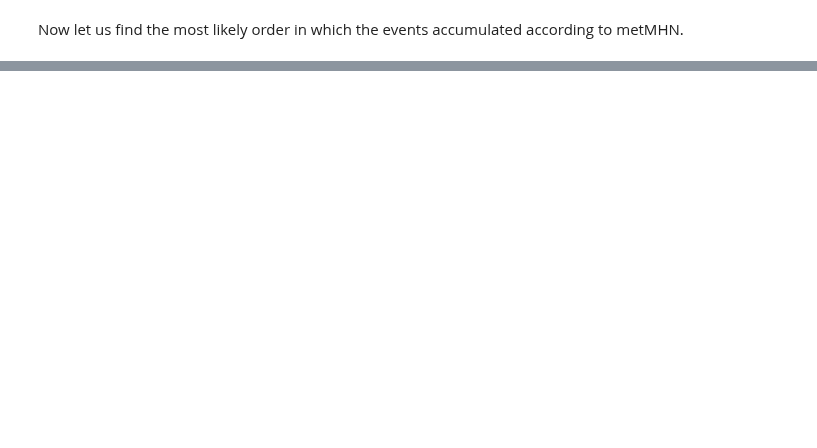
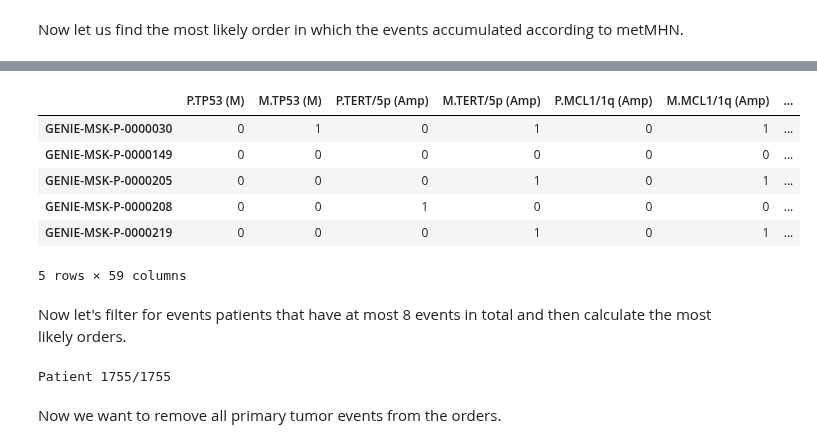
Before and after one commit to cbg-ethz/metMHN, a Jupyter notebook: examples/post_training_analyses.ipynb, the cells around one changed output, grey strips where cells are left out. Saved outputs shown, nothing was run; the diff lists cells and outputs as text; code cells hidden in the pictures; blank space fills up the shorter version.

```diff
--- a/examples/post_training_analyses.ipynb
+++ b/examples/post_training_analyses.ipynb
@@ -14,8 +18,8 @@ log_theta_handle = "../results/luad/luad_g14_cv_20muts_8cnvs.csv"
 # %% [markdown]
 Let us first load some patient data:
 # %%
-mut_data = pd.read_csv(mut_handle, index_col=0)
-mut_data.head()
+mut_df = pd.read_csv(mut_handle, index_col=0)
+mut_df.head()
 # %% [output]
 |  | P.TP53 (M) | M.TP53 (M) | P.TERT/5p (Amp) | M.TERT/5p (Amp) | P.MCL1/1q (Amp) | M.MCL1/1q (Amp) | ... |
 | GENIE-MSK-P-0000030 | 0 | 1 | 0 | 1 | 0 | 1 | ... |
@@ -28,8 +32,8 @@ mut_data.head()
 The rows are the patients and all but the last three columns show whether a genomic event was found in a primary tumor `"P.event"` or metastasis `"M.event"` of the patient.
 To get relevant metadata, let us look at the annotation dataframe:
 # %%
-annot_data = pd.read_csv(annot_handle, index_col=0)
-annot_data.head()
+annot_df = pd.read_csv(annot_handle, index_col=0)
+annot_df.head()
 # %% [output]
 |  | primID | metaID | paired | nPrim | nMeta | metaStatus | surgeryToLastContact | primTMB_GENIE | ... |
 | patientID |  |  |  |  |  |  |  |  | ... |
@@ -116,0 +124,65 @@ We can put in the a patient's genomic events and metMHN will compute the order i
+# %%
+annot_mut_df = mut_df.join(annot_df, lsuffix="_annot").drop(columns=[
+    'paired_annot', 'primID', 'metaID', 'nPrim', 'nMeta', "paired",
+    'surgeryToLastContact', 'primTMB_GENIE', 'metaTMB_GENIE'])
+
+annot_mut_df.dropna(inplace=True)
+
+# we are only interested in paired samples or unpaired metastases
+annot_mut_df = annot_mut_df[
+    annot_mut_df["metaStatus"].isin(["isPaired", "isMetastasis"])]
+
+# annotate the seeding event
+annot_mut_df["Seeding"] = 1
+
+# annotate the time difference from primary to metastasis observation
+paired_index = annot_mut_df['metaStatus'] == "isPaired"
+annot_mut_df["obs_time_diff"] = None
+annot_mut_df.loc[paired_index, 'obs_time_diff'] = \
+    annot_mut_df["M.AgeAtSeqRep"][paired_index].astype(int) \
+    - annot_mut_df["P.AgeAtSeqRep"][paired_index].astype(int)
+
+annot_mut_df.drop(columns=["P.AgeAtSeqRep", "M.AgeAtSeqRep"], inplace=True)
+
+annot_mut_df = annot_mut_df[
+    annot_mut_df.drop(columns=["metaStatus", "obs_time_diff", "Seeding"]).sum(axis=1) > 0]
+
+annot_mut_df.head()
+# %% [output]
+|  | P.TP53 (M) | M.TP53 (M) | P.TERT/5p (Amp) | M.TERT/5p (Amp) | P.MCL1/1q (Amp) | M.MCL1/1q (Amp) | ... |
+| GENIE-MSK-P-0000030 | 0 | 1 | 0 | 1 | 0 | 1 | ... |
+| GENIE-MSK-P-0000149 | 0 | 0 | 0 | 0 | 0 | 0 | ... |
+| GENIE-MSK-P-0000205 | 0 | 0 | 0 | 1 | 0 | 1 | ... |
+| GENIE-MSK-P-0000208 | 0 | 0 | 1 | 0 | 0 | 0 | ... |
+| GENIE-MSK-P-0000219 | 0 | 0 | 0 | 1 | 0 | 1 | ... |
+5 rows × 59 columns
+# %% [markdown]
+Now let's filter for events patients that have at most 8 events in total and then calculate the most likely orders.
+# %%
+orders = dict()
+annot_mut_df = annot_mut_df[
+    annot_mut_df.drop(columns=["metaStatus", "obs_time_diff"]).sum(axis=1) <= 8
+]
+
+for i, (patient, row) in enumerate(annot_mut_df.iterrows()):
+    print(f"Patient {i + 1}/{len(annot_mut_df)}", end="\r")
+    first_obs = row["obs_time_diff"]
+    if first_obs is None:
+        continue
+    elif first_obs < 0:
+        first_obs = "Met"
+    elif first_obs > 0:
+        first_obs = "PT"
+    else:
+        first_obs = "unknown"
+
+    order, likelihood = metMHN.likeliest_order(
+        state=MetState.from_seq(
+            row.drop(["metaStatus", "obs_time_diff"]).to_numpy()),
+        met_status=row["metaStatus"],
+        first_obs=first_obs)
+    orders[patient] = order
+# %% [output]
+Patient 1755/1755
+# %% [markdown]
+Now we want to remove all primary tumor events from the orders.
```
Also changed, not shown: parts of 16 cells of this notebook.
